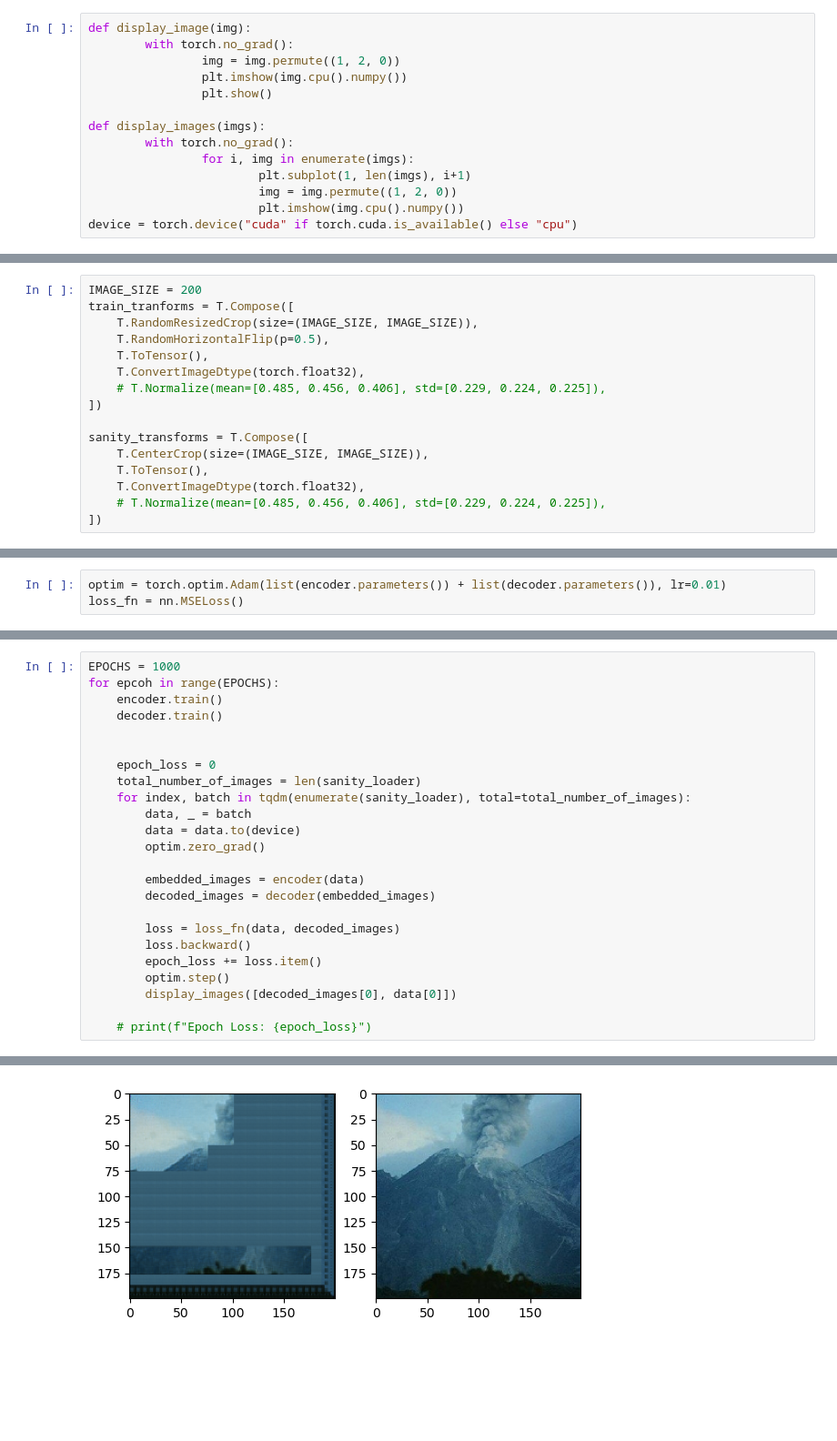
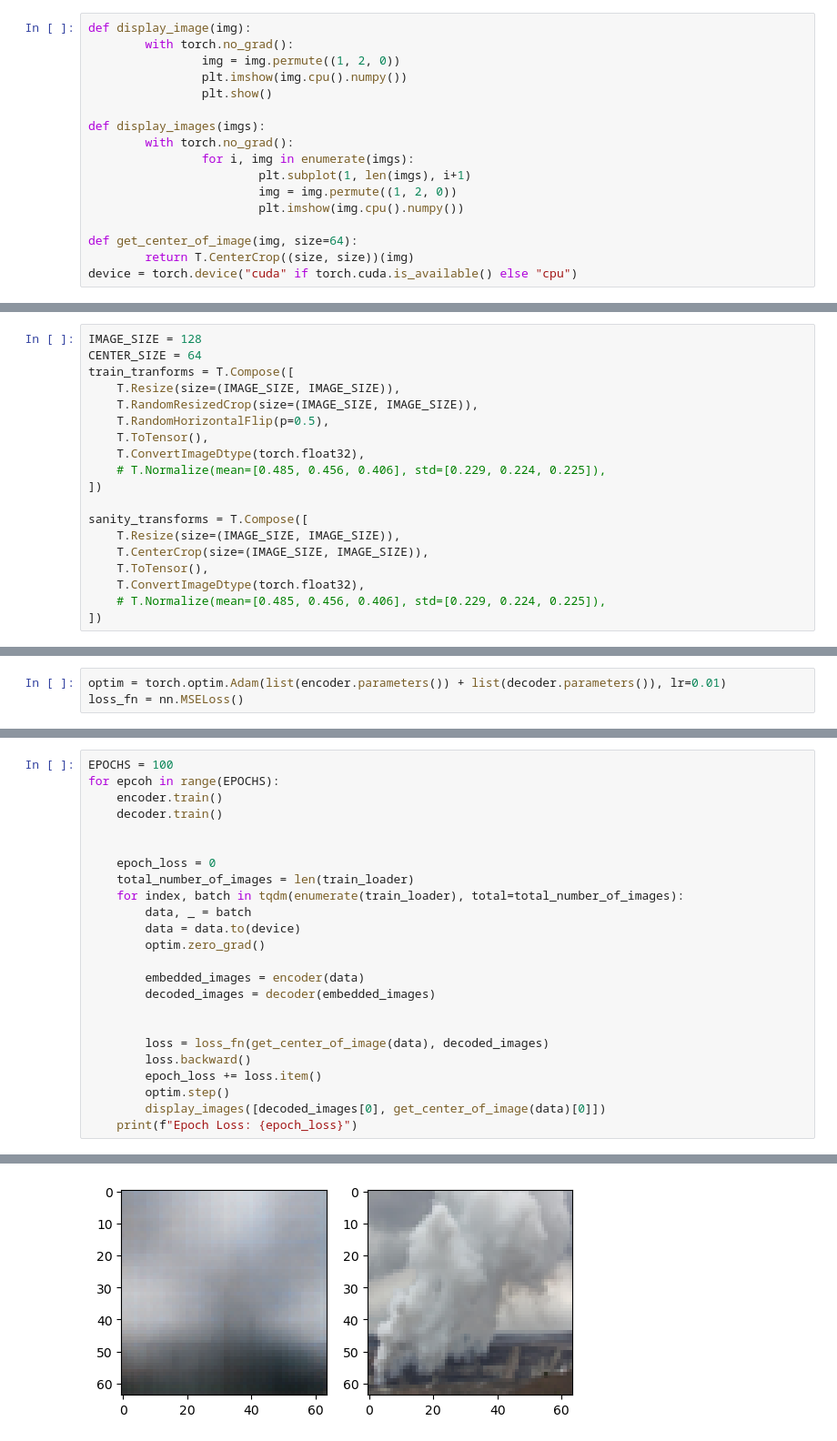
Before and after one commit to shahanneda/ImageInpainting, a Jupyter notebook: final_project.ipynb, the cells around one changed output, grey strips where cells are left out. Shown at 91% size. Saved outputs shown, nothing was run; the diff lists cells and outputs as text; blank space fills up the shorter version.

```diff
--- a/final_project.ipynb
+++ b/final_project.ipynb
@@ -28,12 +28,17 @@ def display_images(imgs):
                         plt.subplot(1, len(imgs), i+1)
                         img = img.permute((1, 2, 0))
                         plt.imshow(img.cpu().numpy())
+
+def get_center_of_image(img, size=64):
+        return T.CenterCrop((size, size))(img)
 device = torch.device("cuda" if torch.cuda.is_available() else "cpu")
 # %% [markdown]
 # Dataloading
 # %%
-IMAGE_SIZE = 200
+IMAGE_SIZE = 128
+CENTER_SIZE = 64
 train_tranforms = T.Compose([
+    T.Resize(size=(IMAGE_SIZE, IMAGE_SIZE)),
     T.RandomResizedCrop(size=(IMAGE_SIZE, IMAGE_SIZE)),
     T.RandomHorizontalFlip(p=0.5),
     T.ToTensor(),
@@ -42,6 +47,7 @@ train_tranforms = T.Compose([
 ])
 
 sanity_transforms = T.Compose([
+    T.Resize(size=(IMAGE_SIZE, IMAGE_SIZE)),
     T.CenterCrop(size=(IMAGE_SIZE, IMAGE_SIZE)),
     T.ToTensor(),
     T.ConvertImageDtype(torch.float32),
@@ -216,13 +271,13 @@ fully encoded shape is torch.Size([1, 2048, 7, 7])
 # %%
-EPOCHS = 1000
+EPOCHS = 100
 for epcoh in range(EPOCHS):
 	encoder.train()
 	decoder.train()
 
 
 	epoch_loss = 0
-	total_number_of_images = len(sanity_loader)
-	for index, batch in tqdm(enumerate(sanity_loader), total=total_number_of_images):
+	total_number_of_images = len(train_loader)
+	for index, batch in tqdm(enumerate(train_loader), total=total_number_of_images):
 		data, _ = batch
 		data = data.to(device)
 		optim.zero_grad()
@@ -230,11 +285,11 @@ for epcoh in range(EPOCHS):
 		embedded_images = encoder(data)
 		decoded_images = decoder(embedded_images)
 
-		loss = loss_fn(data, decoded_images)
+
+		loss = loss_fn(get_center_of_image(data), decoded_images)
 		loss.backward()
 		epoch_loss += loss.item()
 		optim.step()
-		display_images([decoded_images[0], data[0]])
-
-	# print(f"Epoch Loss: {epoch_loss}")
+		display_images([decoded_images[0], get_center_of_image(data)[0]])
+	print(f"Epoch Loss: {epoch_loss}")
 # %% [output]
@@ -241 +297 @@ for epcoh in range(EPOCHS):
-[figure, old version]
+[figure, new version]
```
Also changed, not shown: parts of 10 cells of this notebook.
